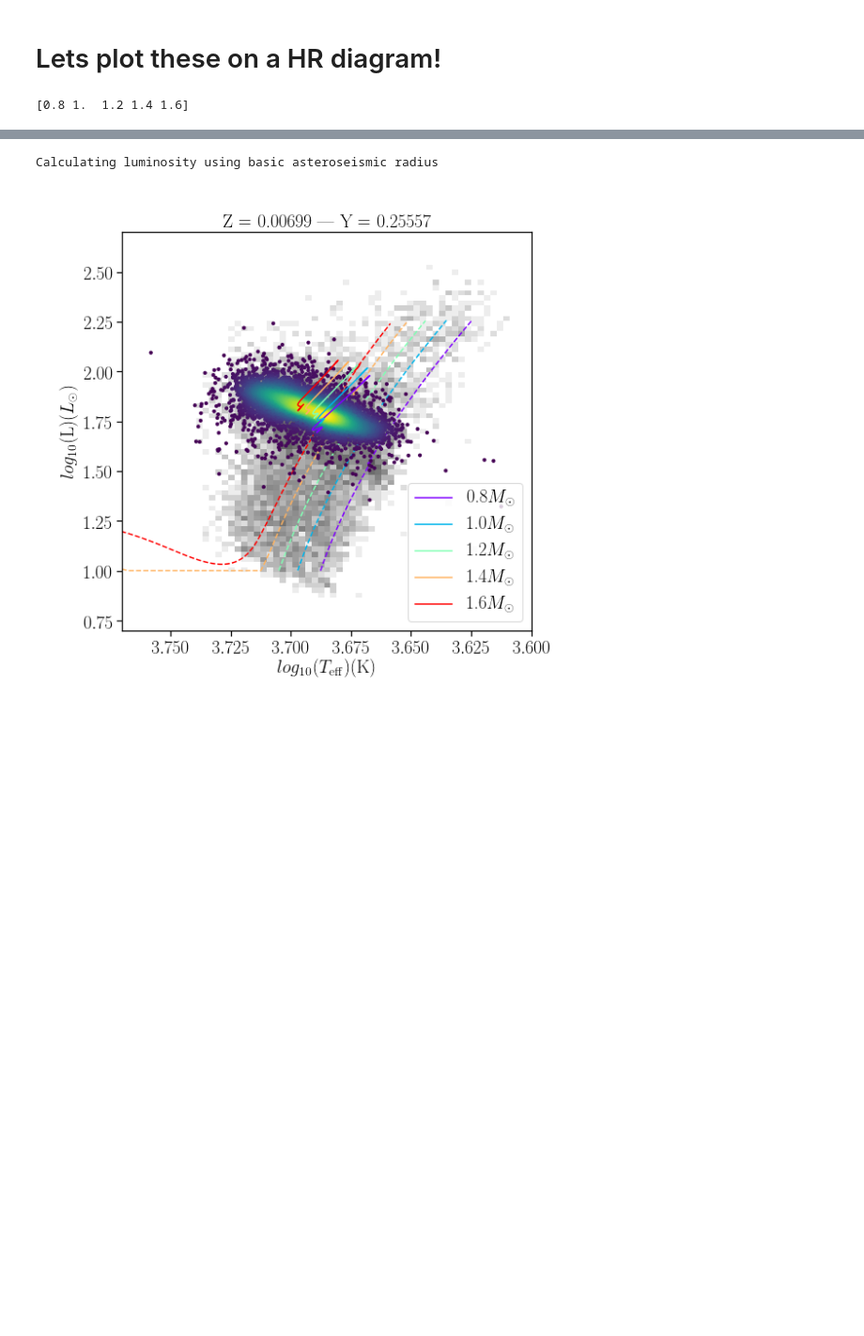
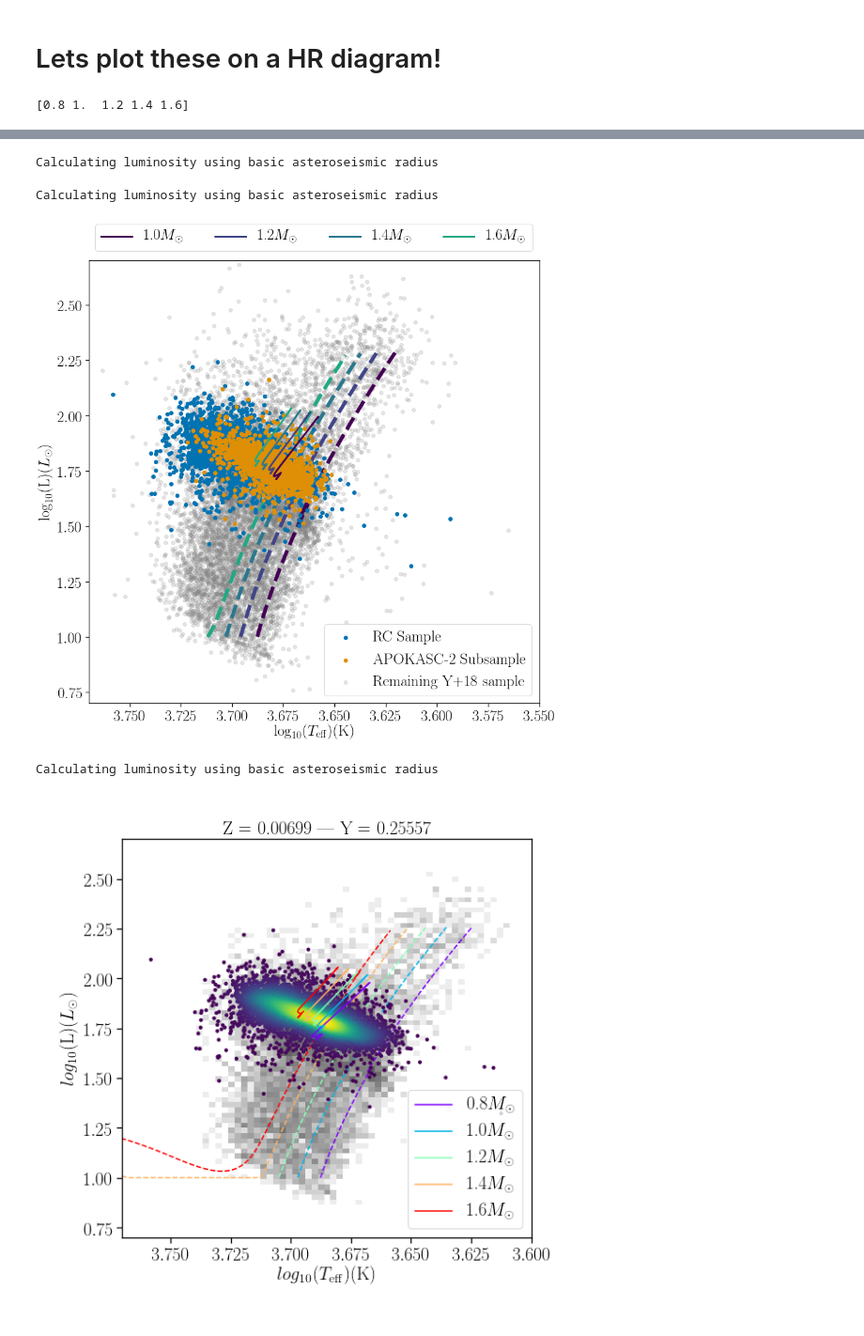
Before and after one commit to ojhall94/GAIA, a Jupyter notebook: build_data.ipynb, the cells around one changed output, grey strips where cells are left out. Shown at 94% size. Cells and saved outputs as stored; diff of their text form; code cells hidden in the pictures; blank space fills up the shorter version.

```diff
--- a/build_data.ipynb
+++ b/build_data.ipynb
@@ -416,3 +411,82 @@ mi = 0
+# %%
+from matplotlib.colors import LogNorm
+from scipy.stats import gaussian_kde
+import seaborn as sns
+from omnitool.literature_values import Rsol, Msol, Lsol, Zsol
+from omnitool import scalings
+
+sc = scalings(xyu18.numax, xyu18.dnu, xyu18. Teff)
+xyu18['L'] = sc.get_luminosity()/Lsol
+xyu18['KICID'] = xyu18.KICID.astype('str')
+# %% [output]
+Calculating luminosity using basic asteroseismic radius
+# %%
+apo = pd.read_csv('../data/KepxDR2/rcxyuxapokasc2.csv')
+apo['KICID'] = apo.KICID.astype('str')
+sc = scalings(apo.numax, apo.dnu, apo.Yu_Teff)
+apo['L'] = sc.get_luminosity()/Lsol
+
+xapo = np.log10(apo.Yu_Teff.values)
+yapo = np.log10(apo.L.values)
+
+aposel = rcxyu18.KICID.isin(apo.KICID)
+
+x = np.log10(rcxyu18[~aposel].Teff.values)
+y = np.log10(rcxyu18[~aposel].L.values)
+
+yusel = xyu18.KICID.isin(rcxyu18.KICID)
+
+xyu = np.log10(xyu18[~yusel].Teff.values)
+yyu = np.log10(xyu18[~yusel].L.values)
+# %% [output]
+Calculating luminosity using basic asteroseismic radius
+# %%
+fig, ax = plt.subplots(figsize=(12,12))
+# c = ax.hist2d(np.log10(xyu18.Teff.values), np.log10(xyu18.L.values),cmap='Greys',
+#                 norm=LogNorm(), zorder=0)
+
+s1 = ax.scatter(x, y,zorder=2, label= 'RC Sample')
+s2 = ax.scatter(xapo, yapo, zorder=3, label= 'APOKASC-2 Subsample')
+s3 = ax.scatter(xyu, yyu,c='grey',alpha=.2,zorder=0, label= 'Remaining Y+18 sample')
+
+legend1 = plt.legend(handles=[s1, s2, s3], loc='lower right',fontsize=25)
+plt.gca().add_artist(legend1)
+handles = []
+
+masses = np.arange(1.0, 1.8, 0.2)
+colors = plt.cm.viridis(np.linspace(0,1,6))
+for idx, mass in enumerate(masses):
+    c = colors[idx]
+
+    mass = str(np.round(mass, 1))
+    sfile = '/home/oliver/PhD/Catalogues/Tracks/MESA_RC/m'+mass+'0.ovh0.01d.ovhe0.50s.z'+zvals[mi]+'.y'+yvals[mi]+'.track'
+    df = pd.read_table(sfile, sep='\s+', header=0, skiprows=5, error_bad_lines=False)
+    df_rc = df[(df['center_h1'] < 1e-8) & (df['luminosity'] > 10)
+               & (df['mass_conv_core'] > 0.)][['effective_T','log_L']]
+    df_rgb = df[(df['center_h1'] < 1e-8) & (df['luminosity'] > 10)
+                & (df['he_core_mass'] < 0.31) & (df['effective_T']<5250)][['effective_T','log_L']]
+
+    ax.plot(np.log10(df_rgb.effective_T.values), df_rgb.log_L.values, c=c,
+            zorder=1, linewidth = 6, linestyle='--')
+    handle = ax.plot(np.log10(df_rc.effective_T.values), df_rc.log_L.values, c=c,
+                    zorder=4,linewidth = 3, label=str(mass) + r'$M_\odot$')
+
+    handles.append(handle)
+legend2 = plt.legend(handles=[handles[i][0] for i in range(len(masses))], loc='upper center',fontsize=25,
+                    ncol=5, bbox_to_anchor=(.5, 1.1))
+
+ax.invert_xaxis()
+ax.set_ylim(0.7, 2.7)
+ax.set_xlim(3.77, 3.55)
+ax.set_xlabel(r'$\log_{10}(T_{\rm eff})$(K)',fontsize=25)
+ax.set_ylabel(r'$\log_{10}$(L)($L_\odot$)',fontsize=25)
+fig.tight_layout()
+plt.savefig('/home/oliver/Dropbox/Papers/Hall+18/Figures/data.png')
+plt.savefig('/home/oliver/Dropbox/Papers/Hall+18/Figures/data.pdf')
+# ax.set_title('Z = '+zvals[mi]+' | Y = '+yvals[mi], fontsize=25)
+plt.show()
+# %% [output]
+[figure, added]
 # %%
 from matplotlib.colors import LogNorm
 from scipy.stats import gaussian_kde
```
Also changed, not shown: parts of 9 cells of this notebook, 2 other files.
